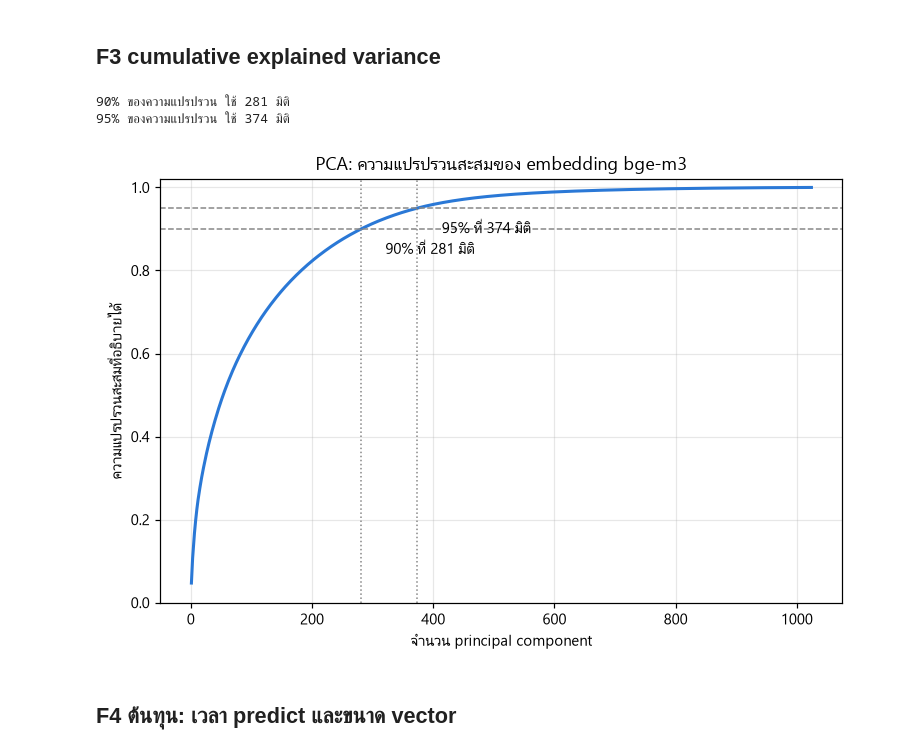
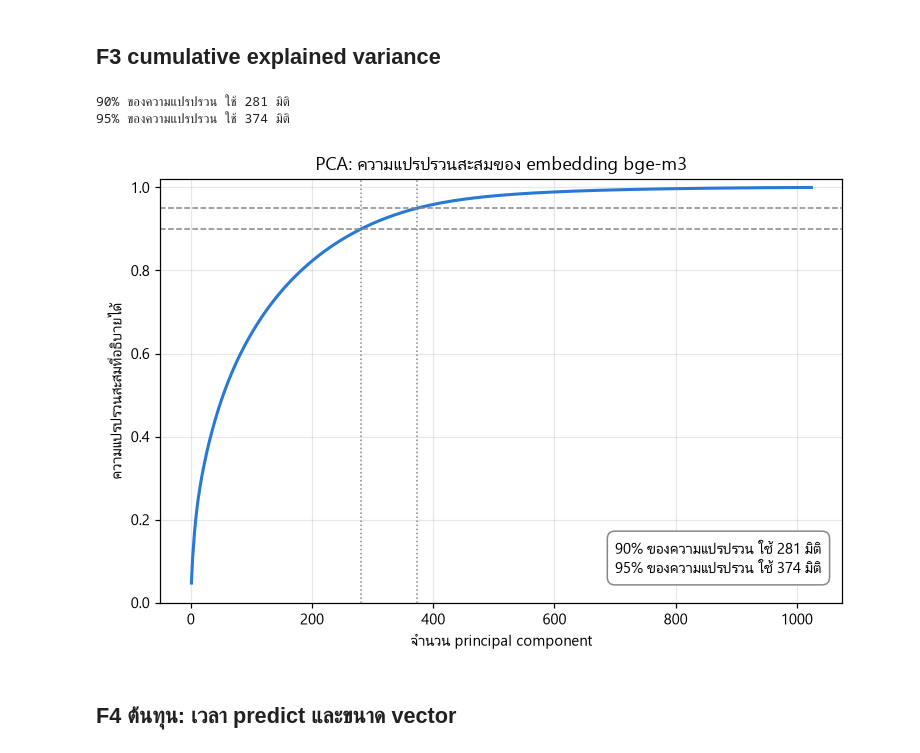
Before and after one commit to Raschakorn2549/thai-review-embeddings, a Jupyter notebook: notebooks/02_results.ipynb, the cells around one changed output. Drawn from its saved outputs; the diff is of its cells as text; code cells hidden in the pictures.

Commit message:
Move the PCA threshold labels out of the guide lines
The 95% annotation sat on top of the 90% line and read as struck through.

```diff
--- a/notebooks/02_results.ipynb
+++ b/notebooks/02_results.ipynb
@@ -114,32 +114,37 @@ plotting.save(fig, "res_f1_vs_dims")
 # %%
 ratio = np.load(config.EXPLAINED_VARIANCE_FILE)
 cumulative = np.cumsum(ratio)
 components = np.arange(1, len(cumulative) + 1)
 
 thresholds = {}
 for threshold in (0.90, 0.95):
     thresholds[threshold] = int(np.searchsorted(cumulative, threshold) + 1)
     print(f"{threshold:.0%} ของความแปรปรวน ใช้ {thresholds[threshold]} มิติ")
 
 fig, ax = plt.subplots(figsize=(8, 5))
 ax.plot(components, cumulative, color=config.BAR_COLOR, linewidth=2)
 
 for threshold, needed in thresholds.items():
     ax.axhline(threshold, color="#888888", linestyle="--", linewidth=1)
     ax.axvline(needed, color="#888888", linestyle=":", linewidth=1)
-    ax.annotate(f"{threshold:.0%} ที่ {needed} มิติ", xy=(needed, threshold),
-                xytext=(needed + 40, threshold - 0.06))
+
+# Both labels go in the empty lower right, so they never cross the guide lines
+lines = [f"{threshold:.0%} ของความแปรปรวน ใช้ {needed} มิติ"
+         for threshold, needed in thresholds.items()]
+ax.text(0.97, 0.06, "\n".join(lines), transform=ax.transAxes,
+        ha="right", va="bottom",
+        bbox={"facecolor": "white", "edgecolor": "#888888", "boxstyle": "round,pad=0.5"})
 
 ax.set_xlabel("จำนวน principal component")
 ax.set_ylabel("ความแปรปรวนสะสมที่อธิบายได้")
 ax.set_title("PCA: ความแปรปรวนสะสมของ embedding bge-m3")
 ax.set_ylim(0, 1.02)
 
 plotting.save(fig, "pca_explained_variance")
 # %% [output]
 90% ของความแปรปรวน ใช้ 281 มิติ
 95% ของความแปรปรวน ใช้ 374 มิติ
-[figure, old version]
+[figure, new version]
 # %% [markdown]
 ## F4 ต้นทุน: เวลา predict และขนาด vector
 # %%
```
Also changed, not shown: 2 other files.
